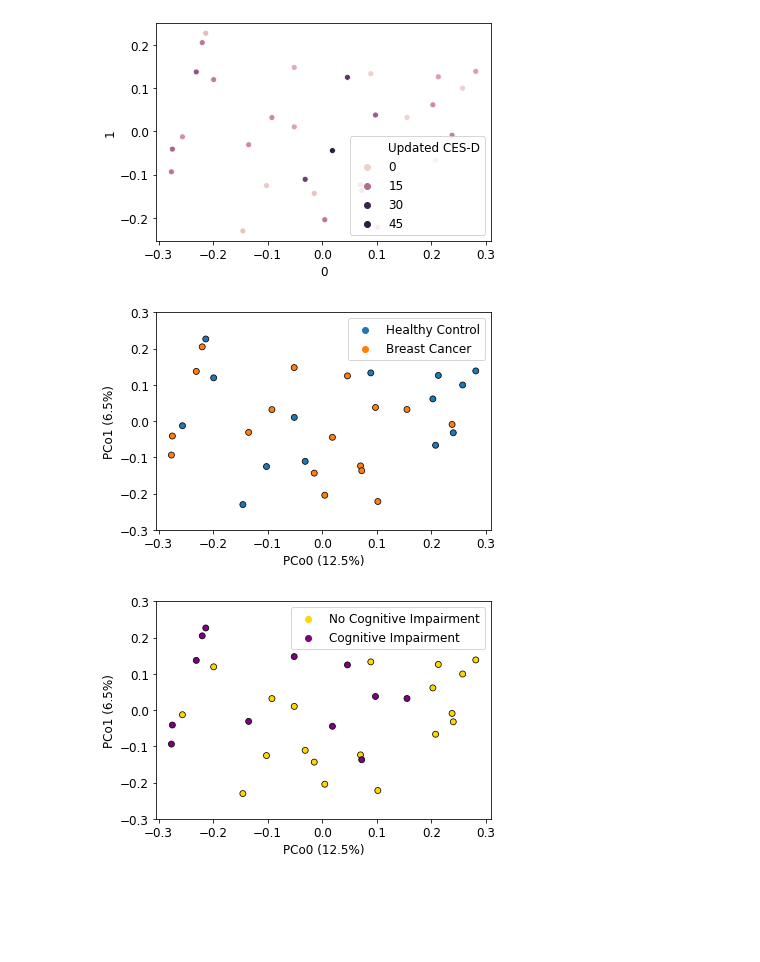
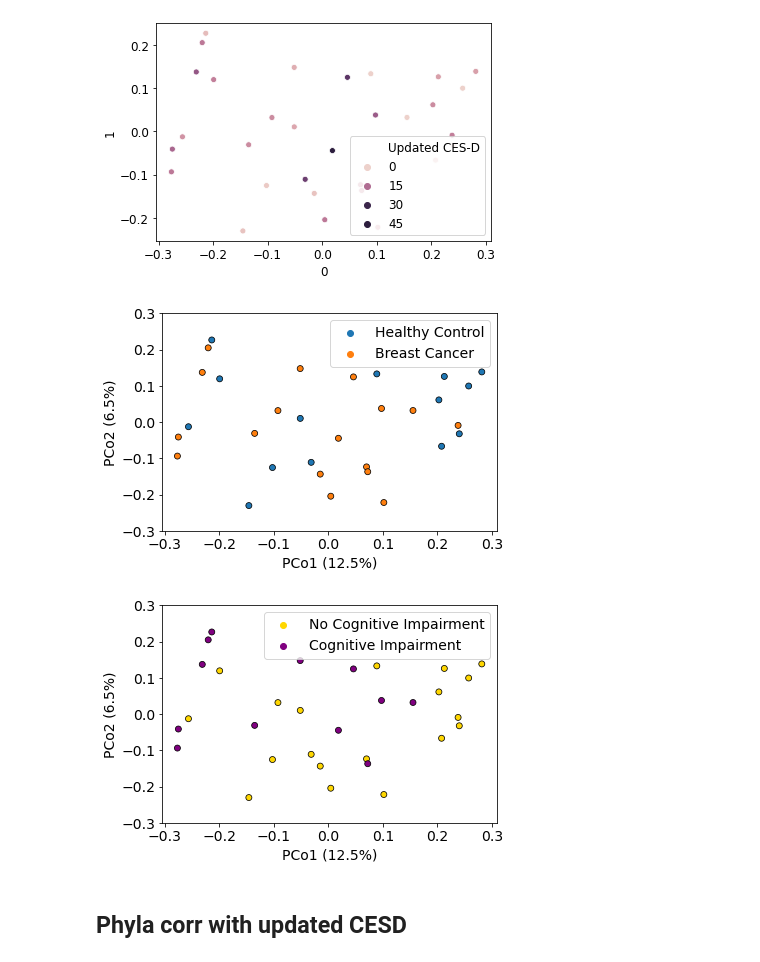
Before and after one commit to sterrettJD/Chemobrain, a Jupyter notebook: Final figs and additional analyses.ipynb, the cells around one changed output. Saved outputs shown, nothing was run; the diff lists cells and outputs as text; code cells hidden in the pictures; blank space fills up the shorter version.

Commit message:
update tenericutes stats and plots with new CESD

```diff
--- a/Final figs and additional analyses.ipynb
+++ b/Final figs and additional analyses.ipynb
@@ -495,7 +502,7 @@ Saved Visualization to: core-diversity-results-noNA/permdisp_hcvsbc_wuni.qzv
 # %% [markdown]
 ## Desulfobacterota
 # %%
-L2 = Artifact.load("tax-L2-table.qza").view(pd.DataFrame)
+L2 = Artifact.load("reanalysis-2/L2-nobloom-table.qza").view(pd.DataFrame)
 L2.index = L2.index.astype(int)
 # %%
 L2mat = np.matrix(L2)
@@ -598,32 +605,34 @@ ax = sns.scatterplot(x=0, y=1, hue="Chemotherapy", hue_order=["Healthy Control",
 
 ax.legend(handles=handles[1:], labels=labels[1:], title=None)
 
-ax.set(ylim=(-0.3,0.3), ylabel="PCo1 (6.5%)", xlabel="PCo0 (12.5%)")
+ax.set(ylim=(-0.3,0.3), ylabel="PCo2 (6.5%)", xlabel="PCo1 (12.5%)")
 
 plt.show()
 # %% [output]
-[figure, old version]
+[figure, new version]
 # %%
 matplotlib.rc('font', **font)
 
 ax = sns.scatterplot(x=0, y=1, hue="fact_c_r_imp_total_categorical",
                      hue_order=["No Cognitive Impairment", "Cognitive Impairment"],
                      palette=["gold", "purple"],
                      data=pcoa_df)
 handles, labels = ax.get_legend_handles_labels()
 
 plt.clf() # Kinda hacky to get rid of the old plot but still have handles/labels
 
 ax = sns.scatterplot(x=0, y=1, hue="fact_c_r_imp_total_categorical",
                      hue_order=["No Cognitive Impairment", "Cognitive Impairment"],
                      palette=["gold", "purple"],
                      edgecolor='black',
                      data=pcoa_df, legend=False)
 
 ax.legend(handles=handles[1:], labels=labels[1:], title=None)
 
-ax.set(ylim=(-0.3,0.3), ylabel="PCo1 (6.5%)", xlabel="PCo0 (12.5%)")
+ax.set(ylim=(-0.3,0.3), ylabel="PCo2 (6.5%)", xlabel="PCo1 (12.5%)")
 
 plt.show()
 # %% [output]
-[figure, old version]
+[figure, new version]
+# %% [markdown]
+## Phyla corr with updated CESD
```
Also changed, not shown: parts of 7 cells of this notebook.
